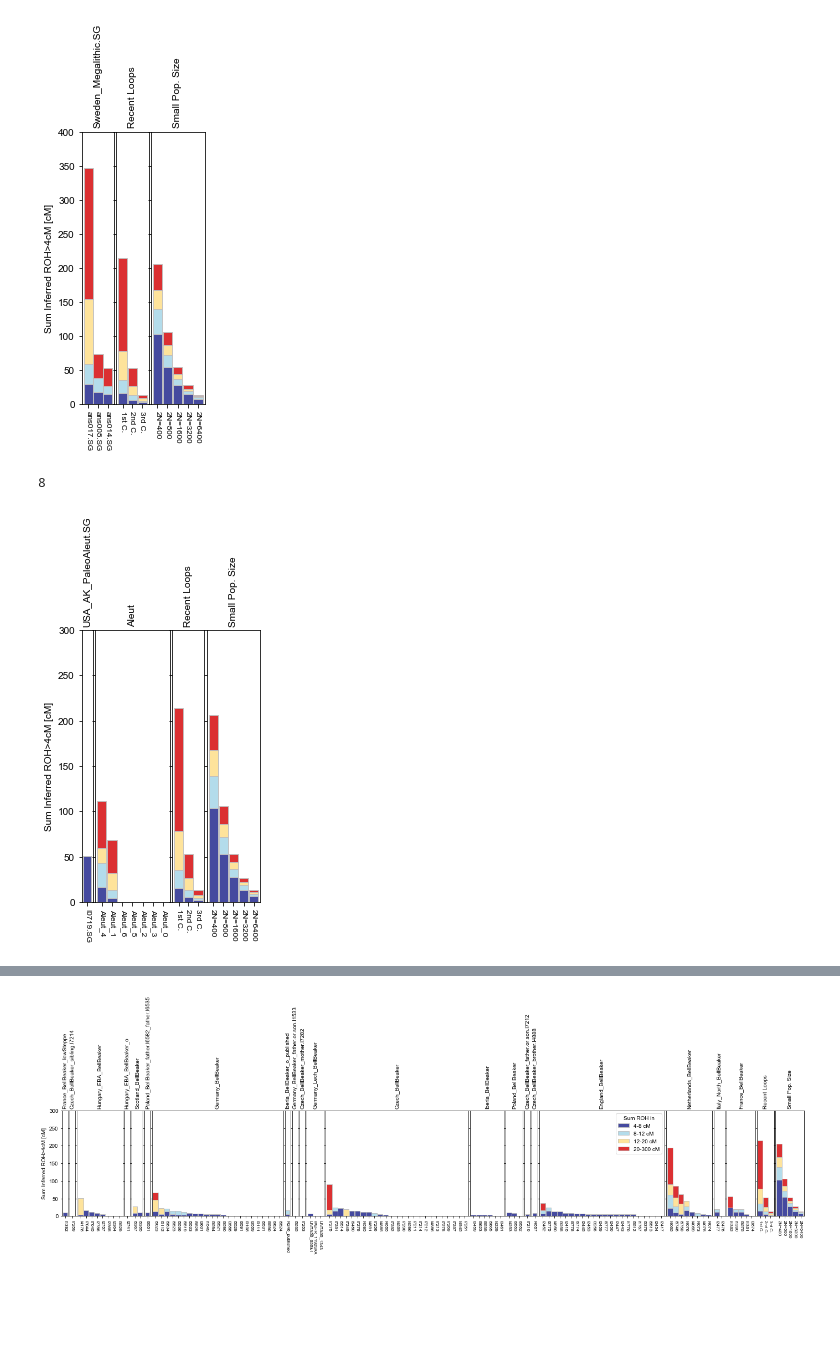
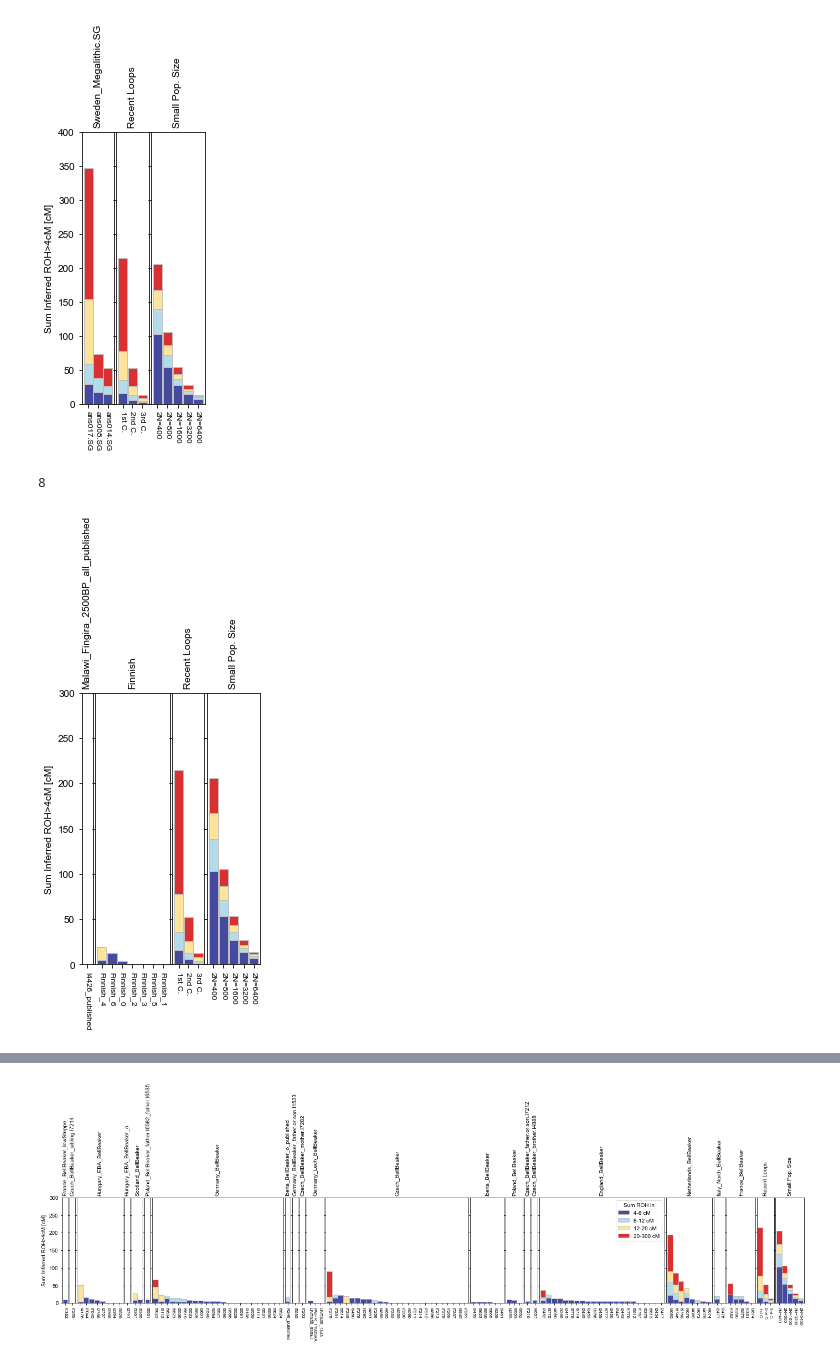
Before and after one commit to hringbauer/hapROH, a Jupyter notebook: Notebooks/Figures/plot_bar_ROH.ipynb, the cells around one changed output, grey strips where cells are left out. Saved outputs shown, nothing was run; the diff lists cells and outputs as text; code cells hidden in the pictures; blank space fills up the shorter version.

```diff
--- a/Notebooks/Figures/plot_bar_ROH.ipynb
+++ b/Notebooks/Figures/plot_bar_ROH.ipynb
@@ -396,13 +394,13 @@ df1
 # %%
 df1 = pd.read_csv("./Empirical/roh_all_inds_final_v42.csv", sep='\t')
-df1 = df1[df1["pop"].str.contains("Aleut")]
+df1 = df1[df1["pop"].str.contains("Fin")]
 print(len(df1))
 plot_dfs1, cols = prepare_dfs_plot(df1, cms=[4, 8, 12, 20])
 plot_panel_row(plot_dfs1, savepath="", leg_pos=-11, ylim=[0, 300],
                figsize=((len(df1)+8)/5, 5))
 # %% [output]
 8
-[figure, old version]
+[figure, new version]
 # %%
 df1 = pd.read_csv("./Empirical/roh_all_inds_final_v42.csv", sep='\t')
 print(len(df1))
```
Also changed, not shown: parts of 7 cells of this notebook, 3 other files.
